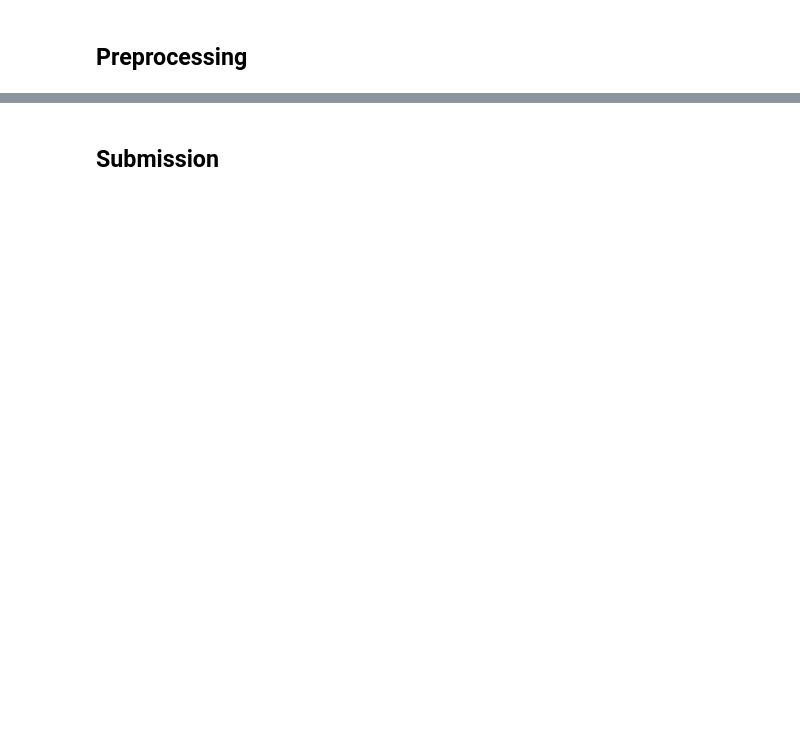
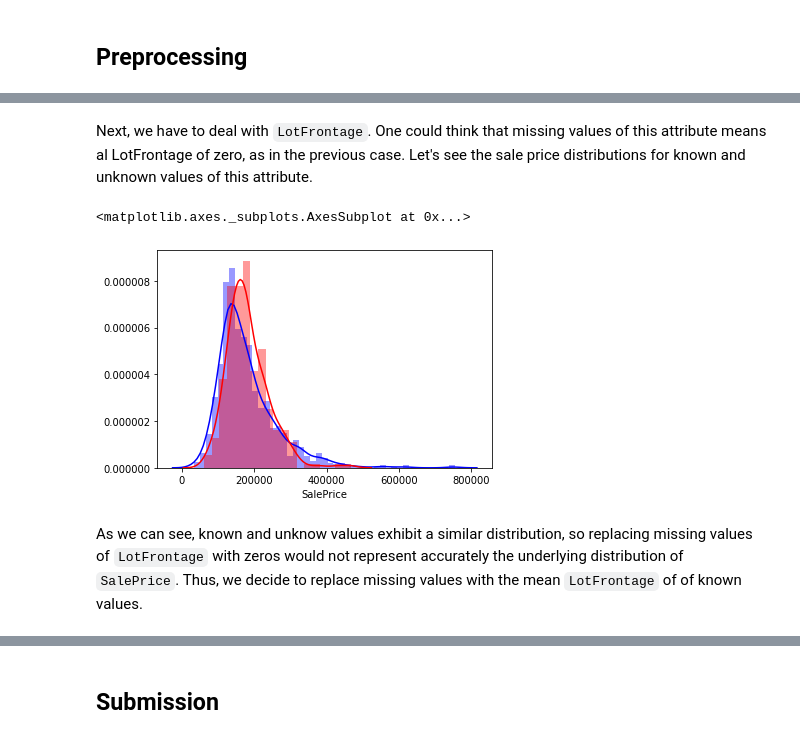
Before and after one commit to teobouvard/study, a Jupyter notebook: assignment2/Random_Forest.ipynb, the cells around one changed output, grey strips where cells are left out. Cells and saved outputs as stored; diff of their text form; code cells hidden in the pictures; blank space fills up the shorter version.

````diff
--- a/assignment2/Random_Forest.ipynb
+++ b/assignment2/Random_Forest.ipynb
@@ -34,0 +57,17 @@ test_data = pd.read_csv('data/housing_price_test.csv', index_col=0)
+# %%
+attrs = ['PoolQC', 'MiscFeature', 'Alley', 'Fence', 'FireplaceQu', 'GarageType', 'GarageCond', 'GarageFinish', 'GarageQual', 'BsmtFinType2', 'BsmtExposure', 'BsmtQual', 'BsmtCond', 'BsmtFinType1', 'MasVnrType']
+train_data[attrs] = train_data[attrs].fillna('None')
+test_data[attrs] = test_data[attrs].fillna('None')
+# %% [markdown]
+Next, we have to deal with ```LotFrontage```. One could think that missing values of this attribute means al LotFrontage of zero, as in the previous case. Let's see the sale price distributions for known and unknown values of this attribute.
+# %%
+known_value = train_data[train_data['LotFrontage'].notnull()]
+unknown_value = train_data[train_data['LotFrontage'].isnull()]
+
+sns.distplot(known_value['SalePrice'], color='blue')
+sns.distplot(unknown_value['SalePrice'], color='red')
+# %% [output]
+<matplotlib.axes._subplots.AxesSubplot at 0x...>
+[figure, added]
+# %% [markdown]
+As we can see, known and unknow values exhibit a similar distribution, so replacing missing values of ```LotFrontage``` with zeros would not represent accurately the underlying distribution of ```SalePrice```. Thus, we decide to replace missing values with the mean ```LotFrontage``` of of known values.
````
Also changed, not shown: parts of 21 cells of this notebook, 3 other files.
